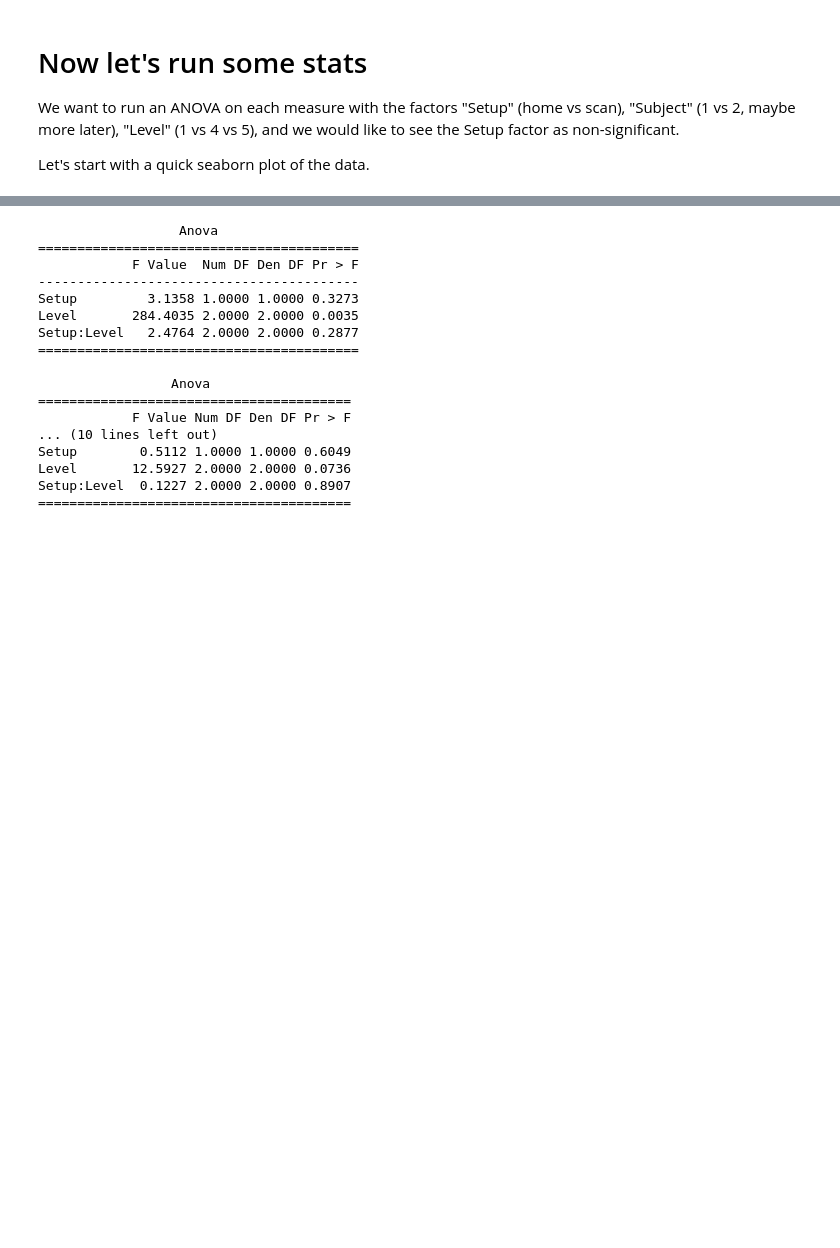
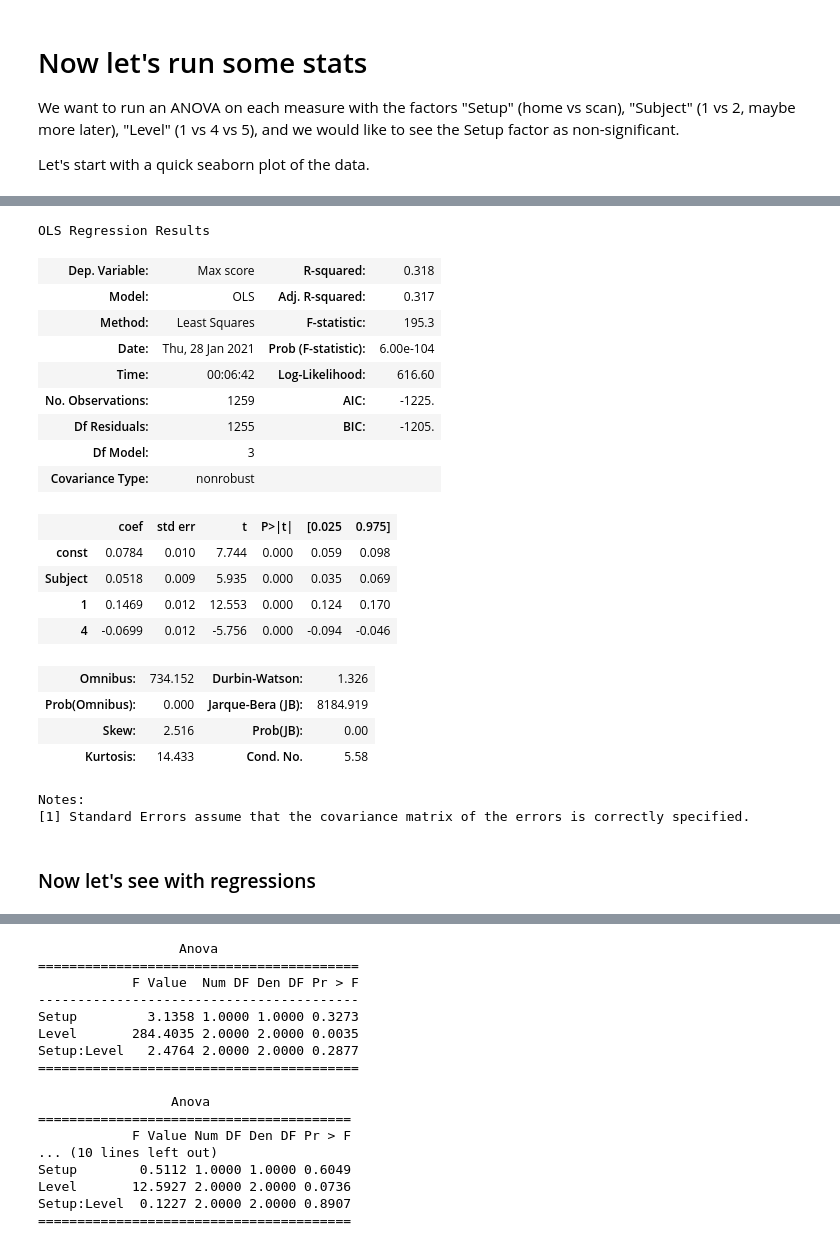
Before and after one commit to courtois-neuromod/shinobi_behav, a Jupyter notebook: notebooks/home-vs-scanner_behav.ipynb, the cells around one changed output, grey strips where cells are left out. Cells and saved outputs as stored; diff of their text form; code cells hidden in the pictures; blank space fills up the shorter version.

```diff
--- a/notebooks/home-vs-scanner_behav.ipynb
+++ b/notebooks/home-vs-scanner_behav.ipynb
@@ -102,0 +143,31 @@ df['Setup'] = df['Setup'].apply(setup_to_numeric)
+# %%
+import statsmodels.api as sm
+X_lm = sm.add_constant(X)
+
+lr = sm.OLS(y, X_lm).fit()
+
+lr.summary()
+# %% [output]
+OLS Regression Results
+| Dep. Variable: | Max score | R-squared: | 0.318 |
+| Model: | OLS | Adj. R-squared: | 0.317 |
+| Method: | Least Squares | F-statistic: | 195.3 |
+| Date: | Thu, 28 Jan 2021 | Prob (F-statistic): | 6.00e-104 |
+| Time: | 00:06:42 | Log-Likelihood: | 616.60 |
+| No. Observations: | 1259 | AIC: | -1225. |
+| Df Residuals: | 1255 | BIC: | -1205. |
+| Df Model: | 3 |  |  |
+| Covariance Type: | nonrobust |  |  |
+|  | coef | std err | t | P>|t| | [0.025 | 0.975] |
+| const | 0.0784 | 0.010 | 7.744 | 0.000 | 0.059 | 0.098 |
+| Subject | 0.0518 | 0.009 | 5.935 | 0.000 | 0.035 | 0.069 |
+| 1 | 0.1469 | 0.012 | 12.553 | 0.000 | 0.124 | 0.170 |
+| 4 | -0.0699 | 0.012 | -5.756 | 0.000 | -0.094 | -0.046 |
+| Omnibus: | 734.152 | Durbin-Watson: | 1.326 |
+| Prob(Omnibus): | 0.000 | Jarque-Bera (JB): | 8184.919 |
+| Skew: | 2.516 | Prob(JB): | 0.00 |
+| Kurtosis: | 14.433 | Cond. No. | 5.58 |
+Notes:
+[1] Standard Errors assume that the covariance matrix of the errors is correctly specified.
+# %% [markdown]
+### Now let's see with regressions
```
Also changed, not shown: parts of 12 cells of this notebook.
